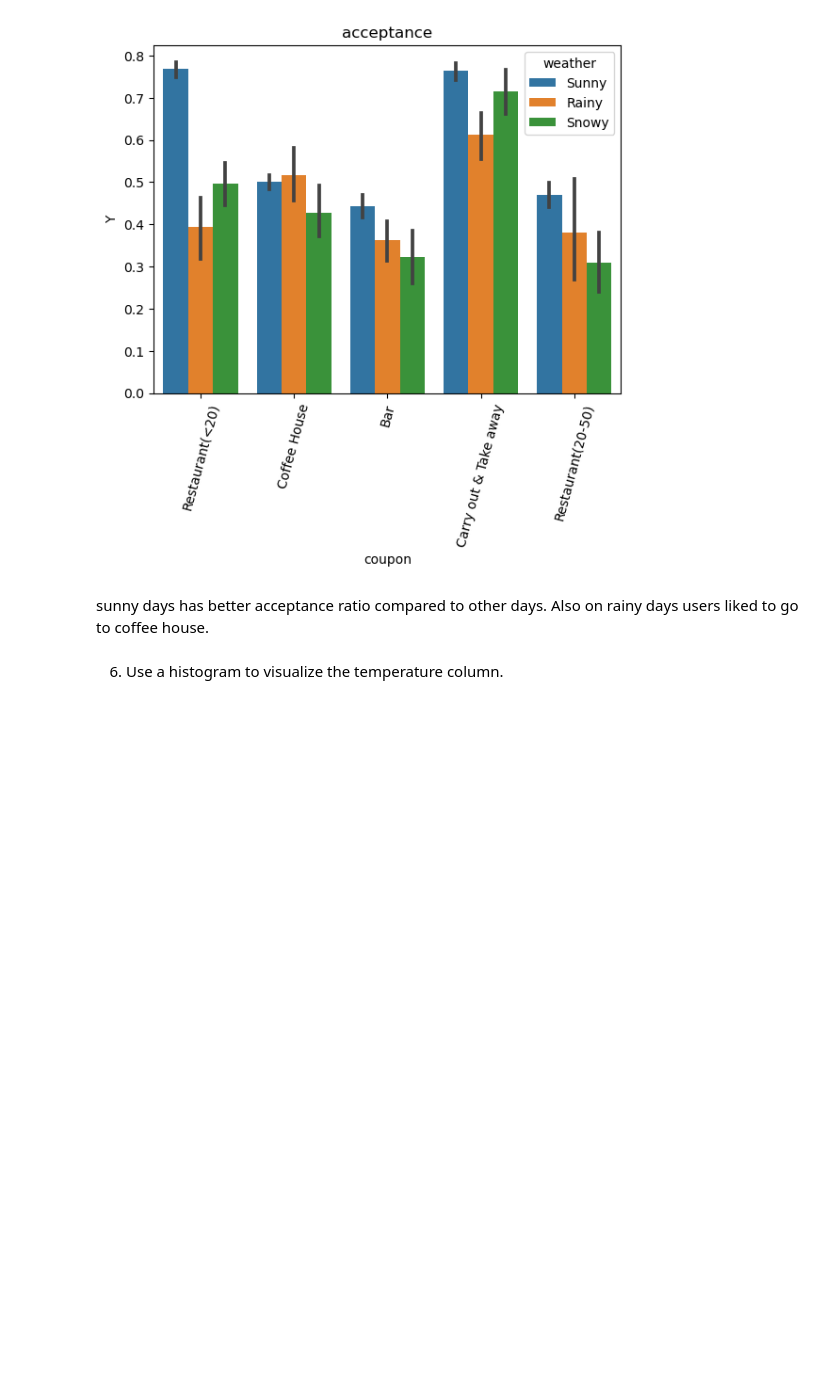
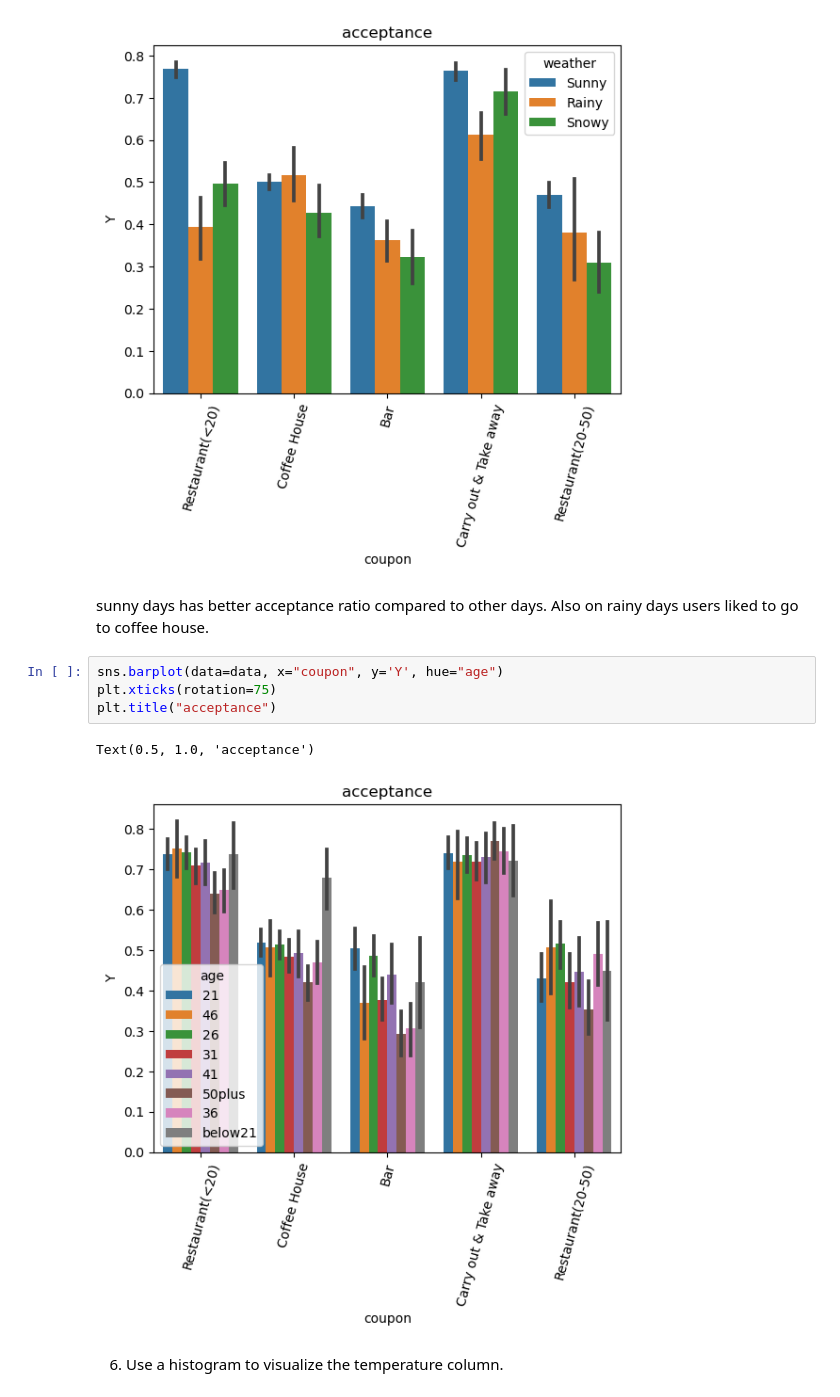
Before and after one commit to chandrasonica/berkeleyassignment, a Jupyter notebook: assignment_5_1/couponAssignment.ipynb, the cells around one changed output. Drawn from its saved outputs; the diff is of its cells as text; blank space fills up the shorter version.

Commit message:
updating graph

```diff
--- a/assignment_5_1/couponAssignment.ipynb
+++ b/assignment_5_1/couponAssignment.ipynb
@@ -185,6 +185,13 @@ Text(0.5, 1.0, 'acceptance')
 [figure]
 # %% [markdown]
 sunny days has better acceptance ratio compared to other days. Also on rainy days users liked to go to coffee house.
+# %%
+sns.barplot(data=data, x="coupon", y='Y', hue="age")
+plt.xticks(rotation=75)
+plt.title("acceptance")
+# %% [output]
+Text(0.5, 1.0, 'acceptance')
+[figure, added]
 # %% [markdown]
 6. Use a histogram to visualize the temperature column.
 # %%
```
Also changed, not shown: parts of 3 cells of this notebook.
